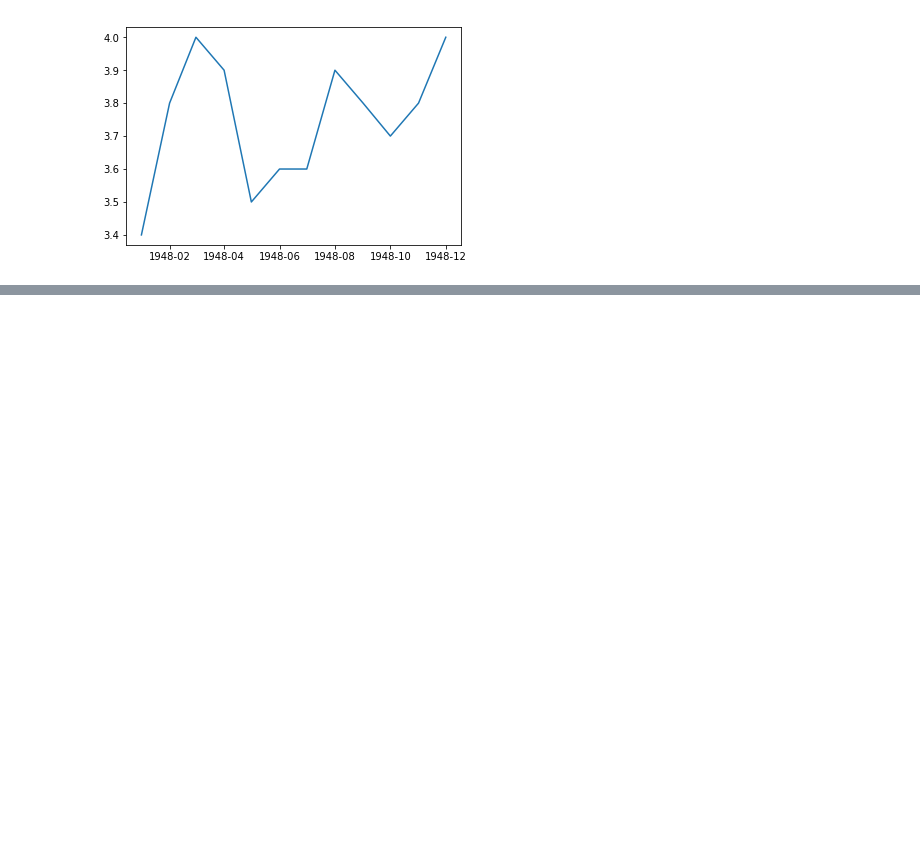
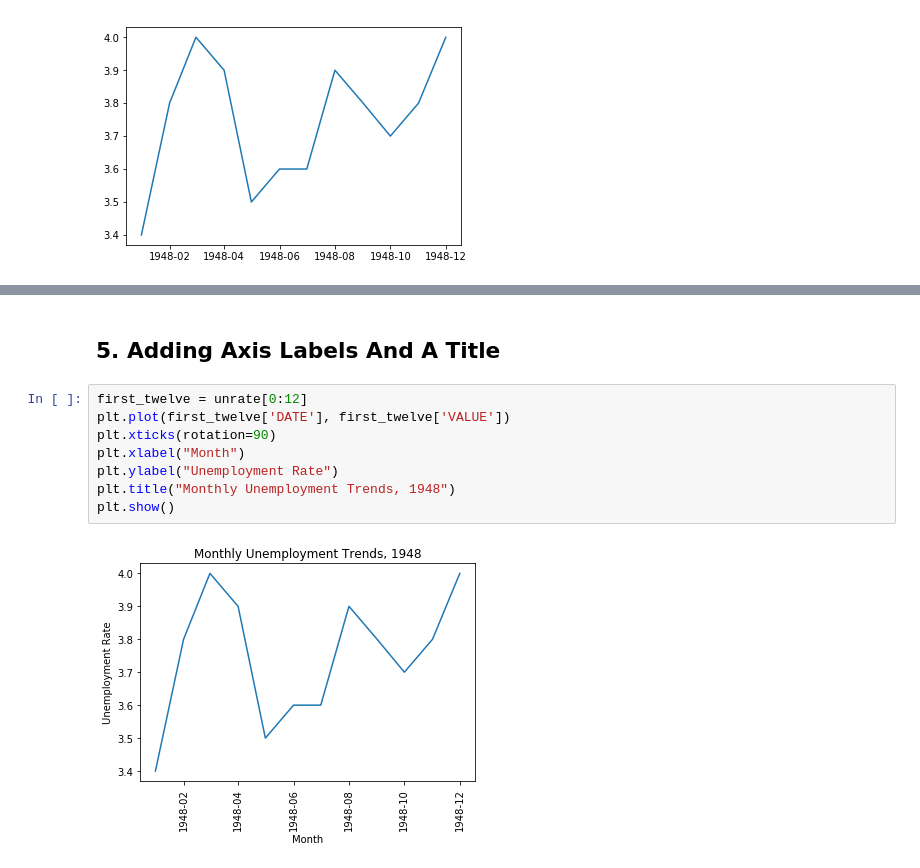
Before and after one commit to KiemNguyen/data-science, a Jupyter notebook: exploratory-data-visualization/Line Charts.ipynb, the cells around one changed output, grey strips where cells are left out. Cells and saved outputs as stored; diff of their text form; blank space fills up the shorter version.

```diff
--- a/exploratory-data-visualization/Line Charts.ipynb
+++ b/exploratory-data-visualization/Line Charts.ipynb
@@ -42,0 +52,12 @@ plt.plot(first_twelve['DATE'], first_twelve['VALUE'])
+# %% [markdown]
+## 5. Adding Axis Labels And A Title ##
+# %%
+first_twelve = unrate[0:12]
+plt.plot(first_twelve['DATE'], first_twelve['VALUE'])
+plt.xticks(rotation=90)
+plt.xlabel("Month")
+plt.ylabel("Unemployment Rate")
+plt.title("Monthly Unemployment Trends, 1948")
+plt.show()
+# %% [output]
+[figure, added]
```
Also changed, not shown: parts of 2 cells of this notebook.
